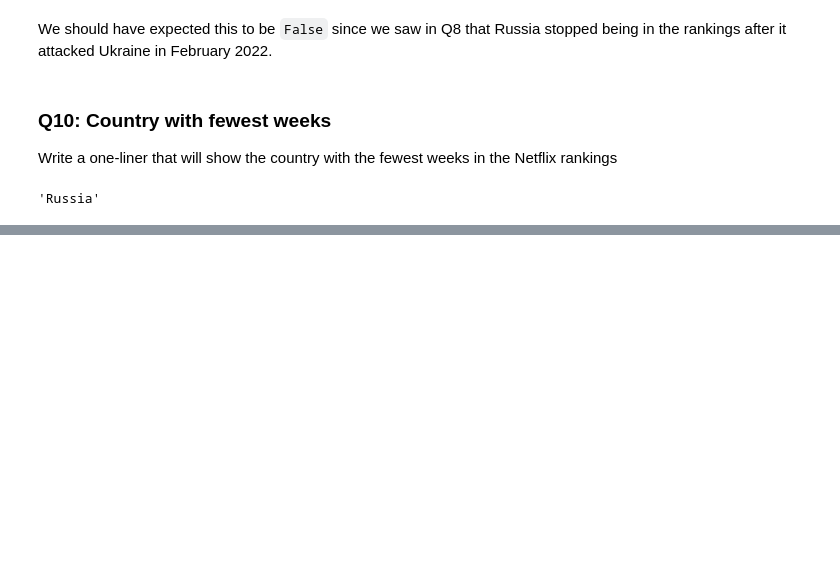
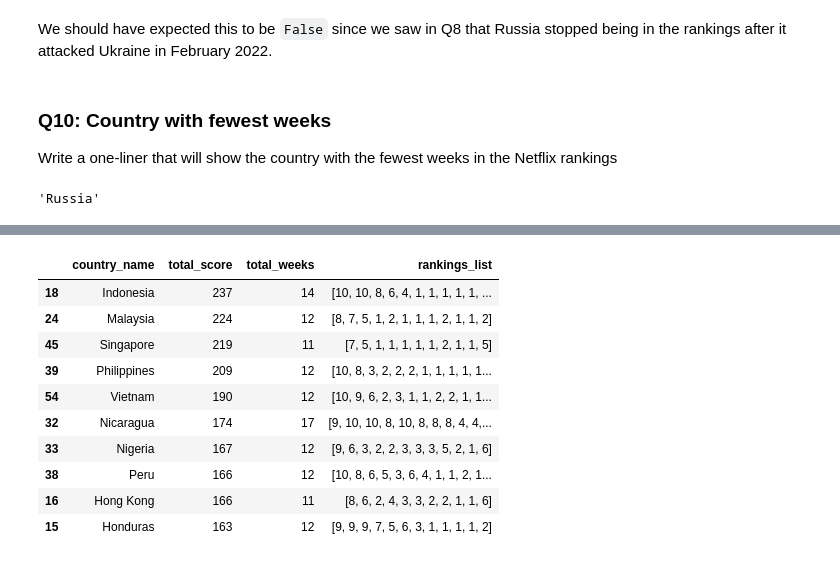
Before and after one commit to lejunannali324/cs315week8tue, a Jupyter notebook: week8-tue-worksheet.ipynb, the cells around one changed output, grey strips where cells are left out. Cells and saved outputs as stored; diff of their text form; code cells hidden in the pictures; blank space fills up the shorter version.

```diff
--- a/week8-tue-worksheet.ipynb
+++ b/week8-tue-worksheet.ipynb
@@ -118,0 +211,23 @@ df.groupby("country_name")["week"].nunique().idxmin()
+# %%
+king = df[df["show_title"] == "King the Land"]
+
+
+king_messy_table = king.groupby("country_name").agg(
+    total_score=("score", "sum"),
+    total_weeks=("week", "nunique"),
+    rankings_list=("weekly_rank", list)
+)
+king_clean_table = king_messy_table.reset_index().sort_values("total_score", ascending=False)
+king_clean_table.head(10)
+# %% [output]
+|  | country_name | total_score | total_weeks | rankings_list |
+| 18 | Indonesia | 237 | 14 | [10, 10, 8, 6, 4, 1, 1, 1, 1, 1, ... |
+| 24 | Malaysia | 224 | 12 | [8, 7, 5, 1, 2, 1, 1, 1, 2, 1, 1, 2] |
+| 45 | Singapore | 219 | 11 | [7, 5, 1, 1, 1, 1, 1, 2, 1, 1, 5] |
+| 39 | Philippines | 209 | 12 | [10, 8, 3, 2, 2, 2, 1, 1, 1, 1, 1... |
+| 54 | Vietnam | 190 | 12 | [10, 9, 6, 2, 3, 1, 1, 2, 2, 1, 1... |
+| 32 | Nicaragua | 174 | 17 | [9, 10, 10, 8, 10, 8, 8, 8, 4, 4,... |
+| 33 | Nigeria | 167 | 12 | [9, 6, 3, 2, 2, 3, 3, 3, 5, 2, 1, 6] |
+| 38 | Peru | 166 | 12 | [10, 8, 6, 5, 3, 6, 4, 1, 1, 2, 1... |
+| 16 | Hong Kong | 166 | 11 | [8, 6, 2, 4, 3, 3, 2, 2, 1, 1, 6] |
+| 15 | Honduras | 163 | 12 | [9, 9, 9, 7, 5, 6, 3, 1, 1, 1, 1, 2] |
```
Also changed, not shown: parts of 26 cells of this notebook, 4 other files.
